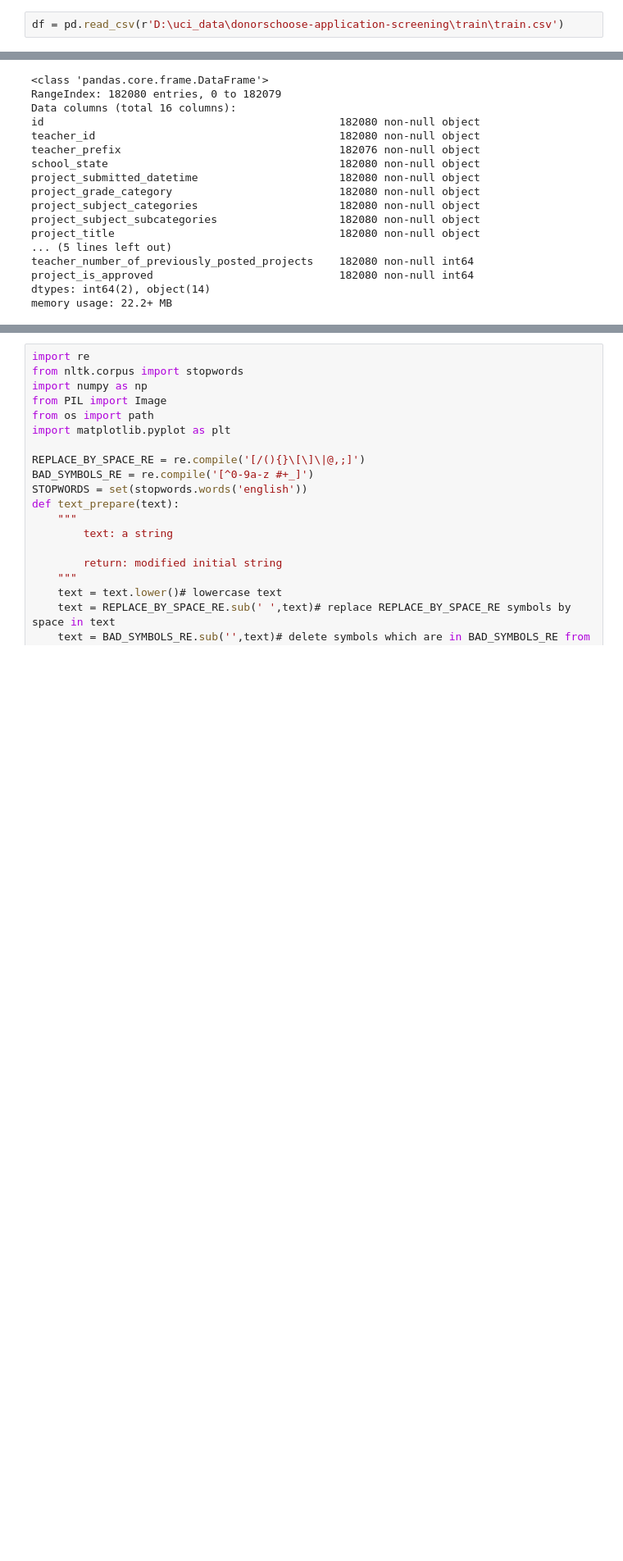
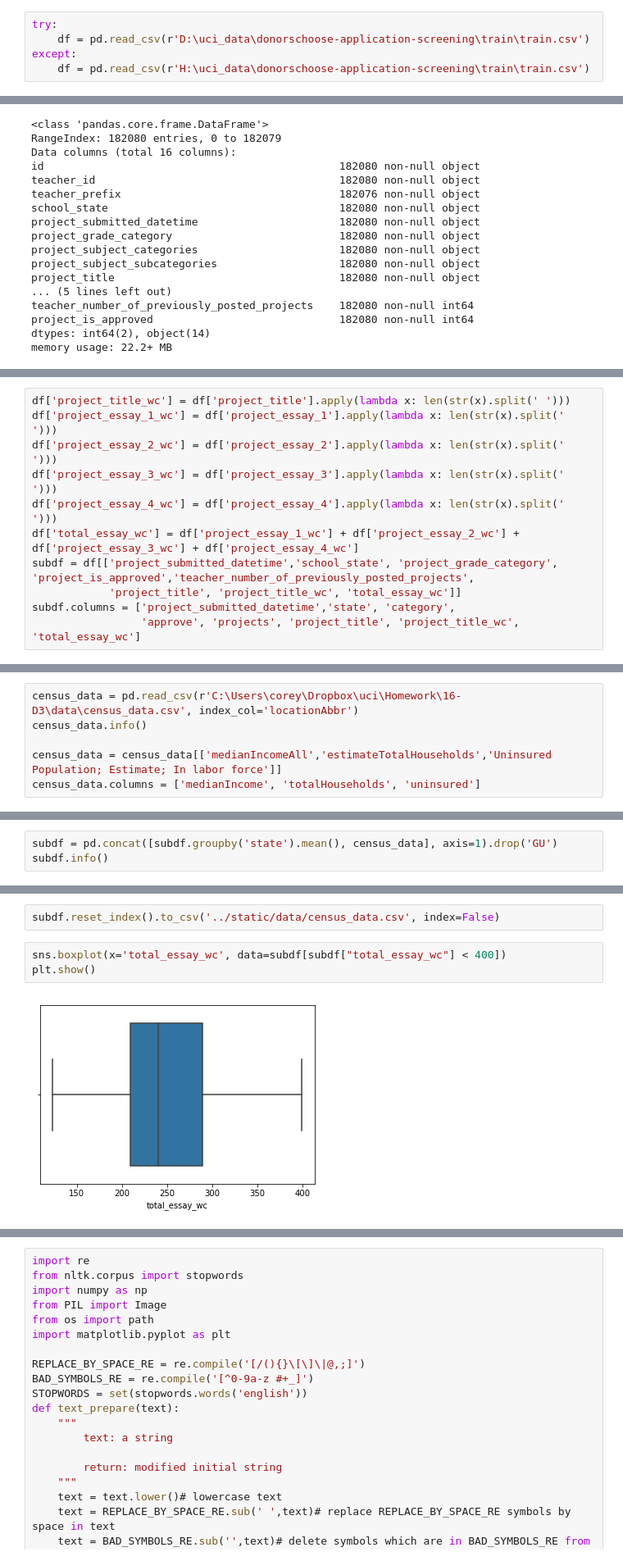
Before and after one commit to coreyclip/DonorsChoose, a Jupyter notebook: engineering/graphics.ipynb, the cells around one changed output, grey strips where cells are left out. Shown at 82% size. Cells and saved outputs as stored; diff of their text form; blank space fills up the shorter version.

Commit message:
init D3 chart

```diff
--- a/engineering/graphics.ipynb
+++ b/engineering/graphics.ipynb
@@ -4,6 +6,9 @@ import pandas as pd
 plotly.tools.set_credentials_file(username='cclipp', api_key='PXEF8jIWI8E52Cst97E4')
 # %%
-df = pd.read_csv(r'D:\uci_data\donorschoose-application-screening\train\train.csv')
+try:
+    df = pd.read_csv(r'D:\uci_data\donorschoose-application-screening\train\train.csv')
+except:
+    df = pd.read_csv(r'H:\uci_data\donorschoose-application-screening\train\train.csv')
 # %%
 df.info()
 # %% [output]
@@ -30,3 +32,14 @@ subdf.columns = ['state', 'category', 'approve', 'projects', 'project_title']
+# %%
+df['project_title_wc'] = df['project_title'].apply(lambda x: len(str(x).split(' ')))
+df['project_essay_1_wc'] = df['project_essay_1'].apply(lambda x: len(str(x).split(' ')))
+df['project_essay_2_wc'] = df['project_essay_2'].apply(lambda x: len(str(x).split(' ')))
+df['project_essay_3_wc'] = df['project_essay_3'].apply(lambda x: len(str(x).split(' ')))
+df['project_essay_4_wc'] = df['project_essay_4'].apply(lambda x: len(str(x).split(' ')))
+df['total_essay_wc'] = df['project_essay_1_wc'] + df['project_essay_2_wc'] + df['project_essay_3_wc'] + df['project_essay_4_wc']
+subdf = df[['project_submitted_datetime','school_state', 'project_grade_category', 'project_is_approved','teacher_number_of_previously_posted_projects',
+            'project_title', 'project_title_wc', 'total_essay_wc']]
+subdf.columns = ['project_submitted_datetime','state', 'category',
+                 'approve', 'projects', 'project_title', 'project_title_wc', 'total_essay_wc']
 # %%
 subdf.info()
 # %% [output]
@@ -54,0 +62,6 @@ subdf.describe()
+# %%
+census_data = pd.read_csv(r'C:\Users\corey\Dropbox\uci\Homework\16-D3\data\census_data.csv', index_col='locationAbbr')
+census_data.info()
+
+census_data = census_data[['medianIncomeAll','estimateTotalHouseholds','Uninsured Population; Estimate; In labor force']]
+census_data.columns = ['medianIncome', 'totalHouseholds', 'uninsured']
@@ -54,0 +86,3 @@ subdf.describe()
+# %%
+subdf = pd.concat([subdf.groupby('state').mean(), census_data], axis=1).drop('GU')
+subdf.info()
@@ -54,0 +102,7 @@ subdf.describe()
+# %%
+subdf.reset_index().to_csv('../static/data/census_data.csv', index=False)
+# %%
+sns.boxplot(x='total_essay_wc', data=subdf[subdf["total_essay_wc"] < 400])
+plt.show()
+# %% [output]
+[figure, added]
```
Also changed, not shown: parts of 9 cells of this notebook, 5 other files.
